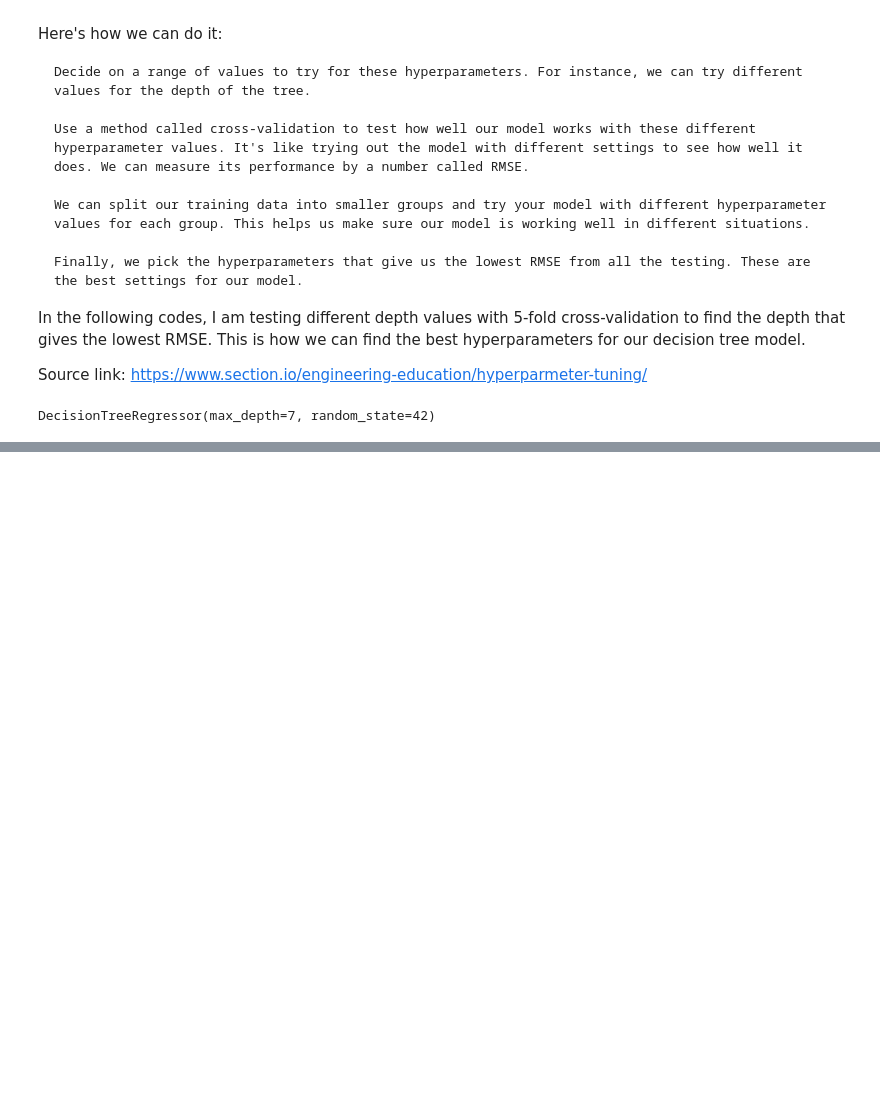
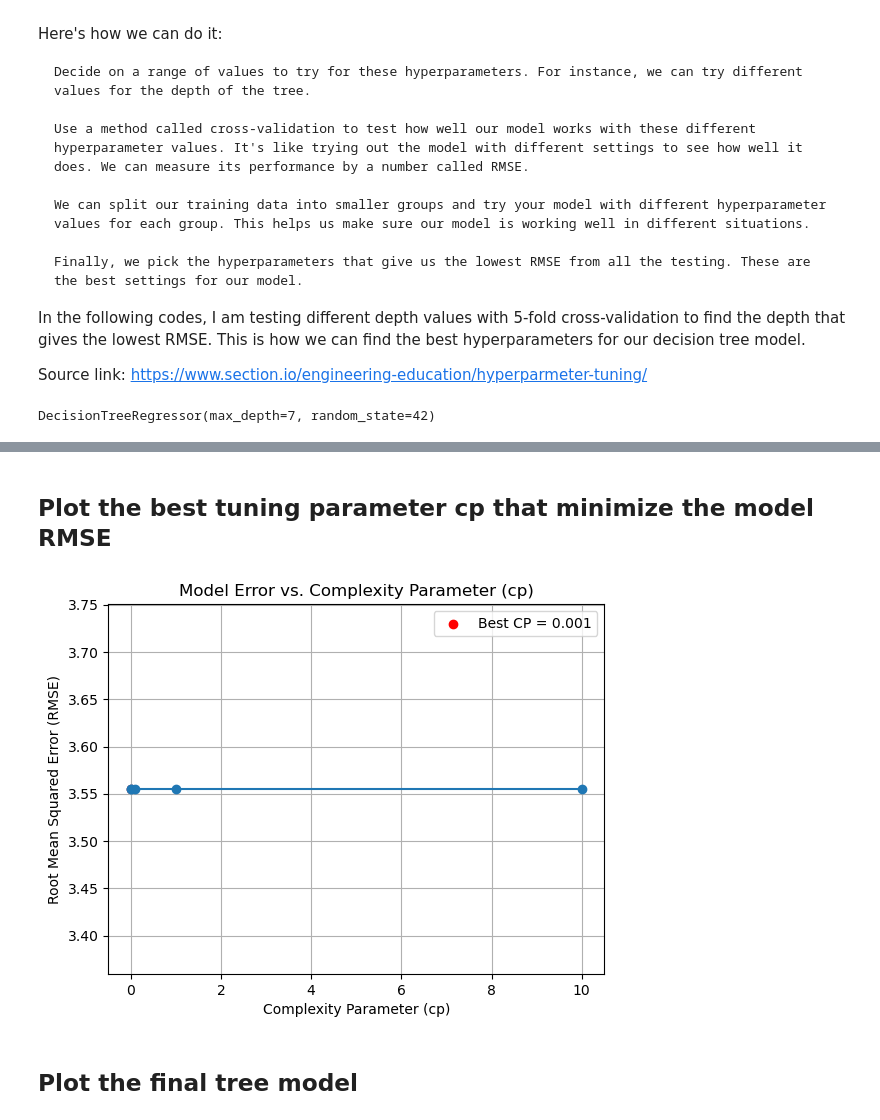
Before and after one commit to AnnaJazayeri/Regression-Tree-model-CART, a Jupyter notebook: Regression Tree model CART- Boston dataset.ipynb, the cells around one changed output, grey strips where cells are left out. Cells and saved outputs as stored; diff of their text form; code cells hidden in the pictures; blank space fills up the shorter version.

```diff
--- a/Regression Tree model CART- Boston dataset.ipynb
+++ b/Regression Tree model CART- Boston dataset.ipynb
@@ -289,2 +288,10 @@ final_regression_tree.fit(X_train, y_train)
 # %% [output]
 DecisionTreeRegressor(max_depth=7, random_state=42)
+# %%
+export_graphviz(best_regression_tree,
+                out_file = "best_reg_tree.dot",
+                feature_names = X_train.columns)
+
+with open("best_reg_tree.dot") as f:
+    dot_graph = f.read()
+graphviz.Source(dot_graph)
@@ -290,0 +407,24 @@ DecisionTreeRegressor(max_depth=7, random_state=42)
+# %% [markdown]
+## Plot the best tuning parameter cp that minimize the model RMSE
+# %%
+# Find the index of the minimum RMSE value
+best_cp_index = np.argmin(rmse_values)
+best_cp = cp_values[best_cp_index]
+best_rmse = rmse_values[best_cp_index]
+
+# Plot the best tuning parameter (cp) and the corresponding RMSE
+plt.plot(cp_values, rmse_values, marker='o')
+plt.title('Model Error vs. Complexity Parameter (cp)')
+plt.xlabel('Complexity Parameter (cp)')
+plt.ylabel('Root Mean Squared Error (RMSE)')
+plt.grid()
+
+# Mark the best cp value with a red dot
+plt.scatter(best_cp, best_rmse, c='red', label=f'Best CP = {best_cp:.3f}')
+
+plt.legend()
+plt.show()
+# %% [output]
+[figure, added]
+# %% [markdown]
+## Plot the final tree model
```
Also changed, not shown: parts of 18 cells of this notebook, 1 other file.
